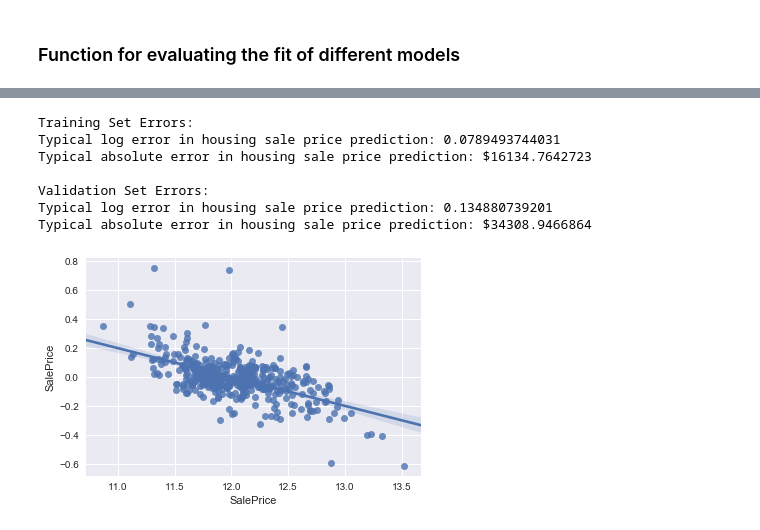
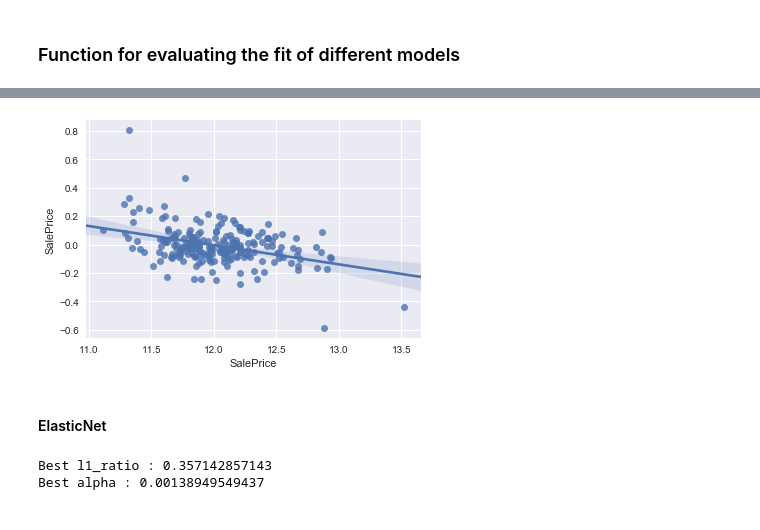
Before and after one commit to DynamitDataScience/kaggle-housing-prices, a Jupyter notebook: source/jupyter/Playing with models.ipynb, the cells around one changed output, grey strips where cells are left out. Cells and saved outputs as stored; diff of their text form; code cells hidden in the pictures.

Commit message:
Cleaned up simple example script and extended the playing with models script

```diff
--- a/source/jupyter/Playing with models.ipynb
+++ b/source/jupyter/Playing with models.ipynb
@@ -270,10 +253,6 @@ Remaining NAs for categorical features in train : 0
 # %%
-# Join categorical and numerical features
-train = pd.concat([train_num, train_cat], axis = 1)
-print("New number of features : " + str(train.shape[1]))
-
 # Partition the dataset in train + validation sets
-X_train, X_test, y_train, y_test = train_test_split(train, y, test_size = 0.3, random_state = 0)
+X_train, X_test, y_train, y_test = train_test_split(train, y, test_size = 0.15, random_state = 0)
 print("X_train : " + str(X_train.shape))
 print("X_test : " + str(X_test.shape))
 print("y_train : " + str(y_train.shape))
@@ -289,6 +267,7 @@ y_test : (438,)
 stdSc = StandardScaler()
 X_train.loc[:, numerical_features] = stdSc.fit_transform(X_train.loc[:, numerical_features])
 X_test.loc[:, numerical_features] = stdSc.transform(X_test.loc[:, numerical_features])
+test.loc[:, numerical_features] = stdSc.transform(test.loc[:,numerical_features])
 # %% [output]
 A value is trying to be set on a copy of a slice from a DataFrame.
 Try using .loc[row_indexer,col_indexer] = value instead
@@ -300,7 +277,7 @@ We can go ahead and fit a model:
 # %% [markdown]
 ### Function for evaluating the fit of different models
 # %%
-def tryModel(model, X_train, y_train, X_test, y_test):
+def tryModel(model, X_train, y_train, X_test, y_test, makeSubmission=True):
     """
     model: a fitted sklearn model
     X_train: the training data used to train `model`
@@ -331,4 +308,19 @@ def tryModel(model, X_train, y_train, X_test, y_test):
     print  "\nValidation Set Errors:" \
            "\nTypical log error in housing sale price prediction: " + str(rmse_log) + \
            "\nTypical absolute error in housing sale price prediction: $" + str(rmse_abs)
+
+    if makeSubmission:
+        # Generating the submission
+        yTestPred = np.exp(model.predict(test))-1
+        dfSubmissions = pd.DataFrame(zip(testIds.as_matrix(), yTestPred), columns=['Id', 'SalePrice'])
+
+        print '\nHead of submission dataframe:'
+        print(dfSubmissions.head())
+
+        model_name = model.__class__.__name__
+        now = datetime.now().strftime('%Y%m%d_%H%M%S')
+        outFile = '../../data/submissions/' + str(now) + '_' + model_name + '.csv'
+        dfSubmissions.to_csv(outFile, index=False)
+
+        print '\nSubmission saved to: ' + outFile
 # %% [markdown]
@@ -338,12 +330,11 @@ def tryModel(model, X_train, y_train, X_test, y_test):
 First let's try sklearn's Random Forest Regressor: http://scikit-learn.org/stable/modules/generated/sklearn.ensemble.RandomForestRegressor.html
 # %%
-modelRF = RandomForestRegressor(
-    verbose=True,
-    max_depth=None,
-    max_features='sqrt',
-    n_estimators=1000,
-    oob_score=False,
-    n_jobs=6
-)
-modelRF.fit(X_train, y_train)
+from sklearn.ensemble import RandomForestRegressor
+
+model = RandomForestRegressor(verbose=False,
+                              max_depth=None,
+                              n_estimators=500,
+                              oob_score=True,
+                             n_jobs=6)
+model.fit(X_train, y_train)
 # %% [output]
@@ -361,3 +347,3 @@ RandomForestRegressor(bootstrap=True, criterion='mse', max_depth=10,
 # %%
-tryModel(modelRF, X_train, y_train, X_test, y_test)
+tryModel(model, X_train, y_train, X_test, y_test)
 # %% [output]
@@ -374,8 +367,24 @@ tryModel(modelRF, X_train, y_train, X_test, y_test)
-Training Set Errors:
-Typical log error in housing sale price prediction: 0.0789493744031
-Typical absolute error in housing sale price prediction: $16134.7642723
-
-Validation Set Errors:
-Typical log error in housing sale price prediction: 0.134880739201
-Typical absolute error in housing sale price prediction: $34308.9466864
-[figure, old version]
+[figure, new version]
+# %% [markdown]
+#### ElasticNet
+# %%
+from sklearn.linear_model import ElasticNetCV
+
+# The parameters to search over in the GridSearchCV run
+alphas = np.logspace(-4,-2,15)
+l1_ratios = np.linspace(0.25,0.75,15)
+
+# The model with GridSearchCV
+model = ElasticNetCV(l1_ratio=l1_ratios,
+                     alphas=alphas,
+                     max_iter=5000,
+                     cv=20,
+                    n_jobs=6)
+
+model.fit(X_train, y_train)
+
+print "Best l1_ratio :", model.l1_ratio_
+print "Best alpha :", model.alpha_
+# %% [output]
+Best l1_ratio : 0.357142857143
+Best alpha : 0.00138949549437
```
Also changed, not shown: parts of 29 cells of this notebook, 4 other files.
